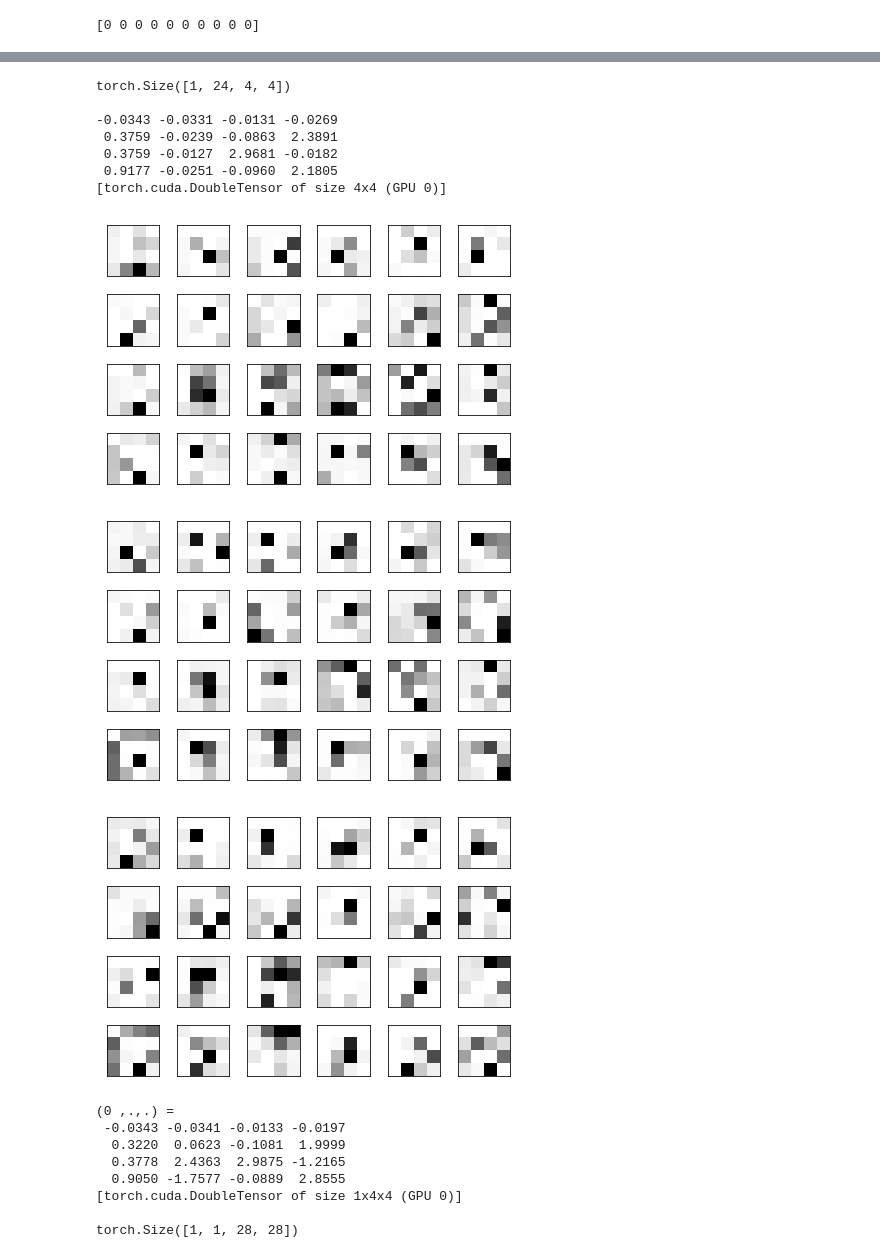
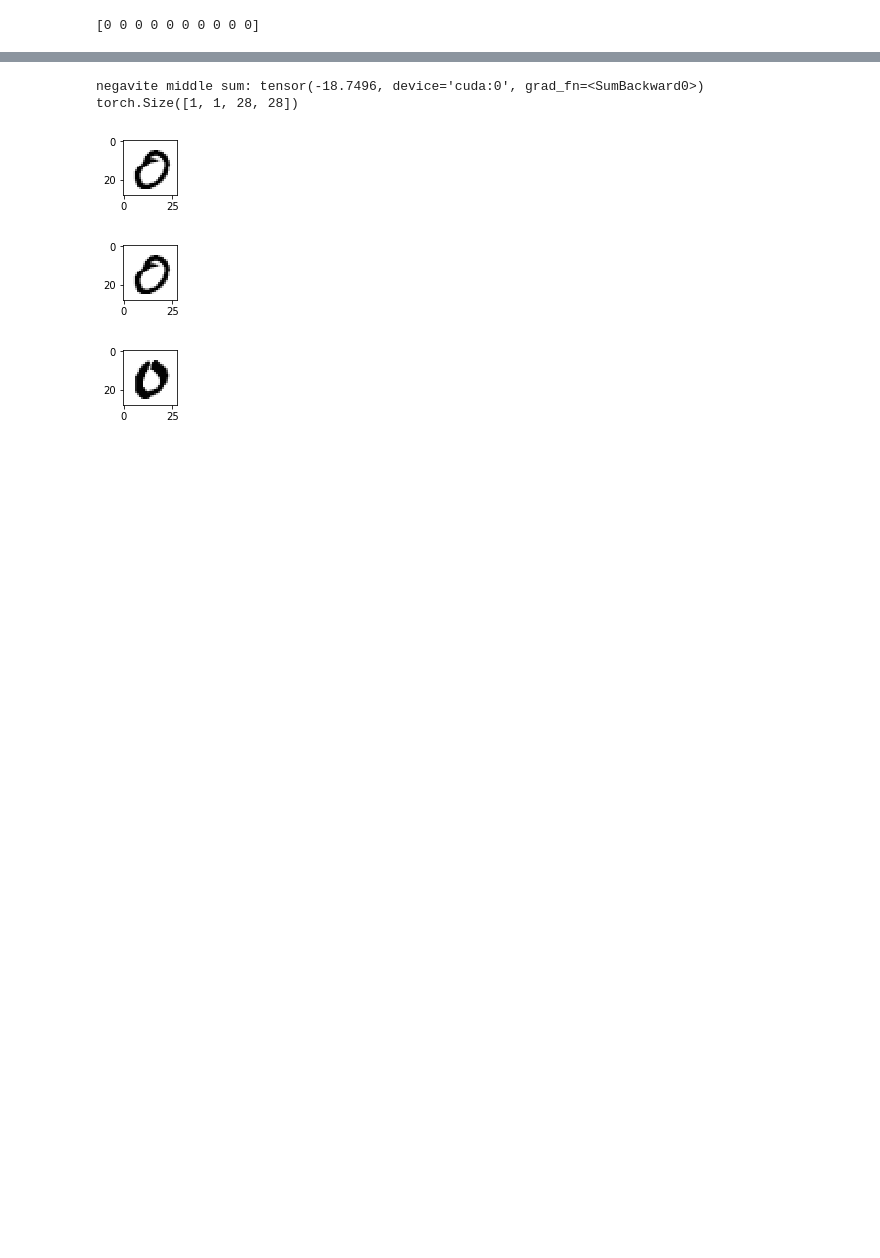
Before and after one commit to andrewhuman/mymnisttest, a Jupyter notebook: autoendcoder_and_classfiy.ipynb, the cells around one changed output, grey strips where cells are left out. Cells and saved outputs as stored; diff of their text form; code cells hidden in the pictures; blank space fills up the shorter version.

```diff
--- a/autoendcoder_and_classfiy.ipynb
+++ b/autoendcoder_and_classfiy.ipynb
@@ -138,3 +208,9 @@ def num_flat_features(x):
     for s in size:
         num_features *= s
     return num_features
+# %%
+p = np.random.uniform(0.3,0.6)
+q = np.random.randint(0,2)
+nn_index = [-1,1]
+print(nn_index[q] * p)
+print(p)
@@ -492,52 +652,46 @@ Variable containing:
 # %%
-net_auto = torch.load('model_autoEncode5.pkl')
+net_auto = AutoCodeNet()
+net_auto.load_state_dict(torch.load('model_autoEncode_para.pt'))
 net_auto.cuda()
 net_auto.eval()
 
 
-inputs1,inputs2,inputs3 = Variable(torch.from_numpy( train_positive[2:3])).cuda(), \
-    Variable(torch.from_numpy( X_train_nor[y_train==9][11:12])).cuda(),\
-    Variable(torch.from_numpy( X_train_nor[y_train==9][501:502])).cuda(),
+inputs1,inputs2,inputs3 = Variable(torch.from_numpy( train_positive[4:5]).float()).cuda(), \
+    Variable(torch.from_numpy( X_train_nor[y_train==9][203:204]).float()).cuda(),\
+    Variable(torch.from_numpy( X_train_nor[y_train==9][511:512]).float()).cuda(),
 #     outputs = net_auto(inputs)
 #     img_show(np.squeeze(outputs.data))
 
 middle1 = net_auto.decodeForward(inputs1)
 middle2 = net_auto.decodeForward(inputs2)
 middle3 = net_auto.decodeForward(inputs3)
-print(middle1.size())
-print(middle1.data[0][2])
+# print(middle1.size())
+# print(middle1.data[0][2])
 # print(middle2.data[0][0])
-imgs_show(np.squeeze(middle1.data),4,6)
-imgs_show(np.squeeze(middle2.data),4,6)
-imgs_show(np.squeeze(middle3.data),4,6)
+# imgs_show(np.squeeze(middle1.data),4,6)
+# imgs_show(np.squeeze(middle2.data),4,6)
+# imgs_show(np.squeeze(middle3.data),4,6)
+middle_divide = middle2[:,:,:,:] - middle3[:,:,:,:]
+print('negavite middle sum:',torch.sum(middle_divide))
 
-middle1.data[:,:,:,:] = middle1.data[:,:,:,:]  - 0.5 *( middle2.data[:,:,:,:] - middle3.data[:,:,:,:])
+middle1[:,:,:,:] = middle1[:,:,:,:]  - 0.4 * middle_divide
 
-print(middle1.data[:,2,:,:])
+# print(middle1.data[:,2,:,:])
 # print(middle2.data[:,0,:,:])
 
 out = net_auto.encodeforward(middle1)
 print(out.size())
-img_show(np.squeeze(out.data))
+# print('out.data = ',out.data)
+
 img_show(np.squeeze(inputs2.data))
 img_show(np.squeeze(inputs1.data))
 img_show(np.squeeze(inputs3.data))
+
+img_show(np.squeeze(out.data))
+# img_show_norm(np.squeeze(out.cpu().data.numpy()))
 # %% [output]
-torch.Size([1, 24, 4, 4])
-
--0.0343 -0.0331 -0.0131 -0.0269
- 0.3759 -0.0239 -0.0863  2.3891
- 0.3759 -0.0127  2.9681 -0.0182
- 0.9177 -0.0251 -0.0960  2.1805
-[torch.cuda.DoubleTensor of size 4x4 (GPU 0)]
+negavite middle sum: tensor(-18.7496, device='cuda:0', grad_fn=<SumBackward0>)
+torch.Size([1, 1, 28, 28])
-[figure, old version]
+[figure, new version]
-[figure, old version]
+[figure, new version]
-[figure, old version]
+[figure, new version]
-(0 ,.,.) =
- -0.0343 -0.0341 -0.0133 -0.0197
-  0.3220  0.0623 -0.1081  1.9999
-  0.3778  2.4363  2.9875 -1.2165
-  0.9050 -1.7577 -0.0889  2.8555
-[torch.cuda.DoubleTensor of size 1x4x4 (GPU 0)]
-
-torch.Size([1, 1, 28, 28])
```
Also changed, not shown: parts of 20 cells of this notebook, 2 other files.
